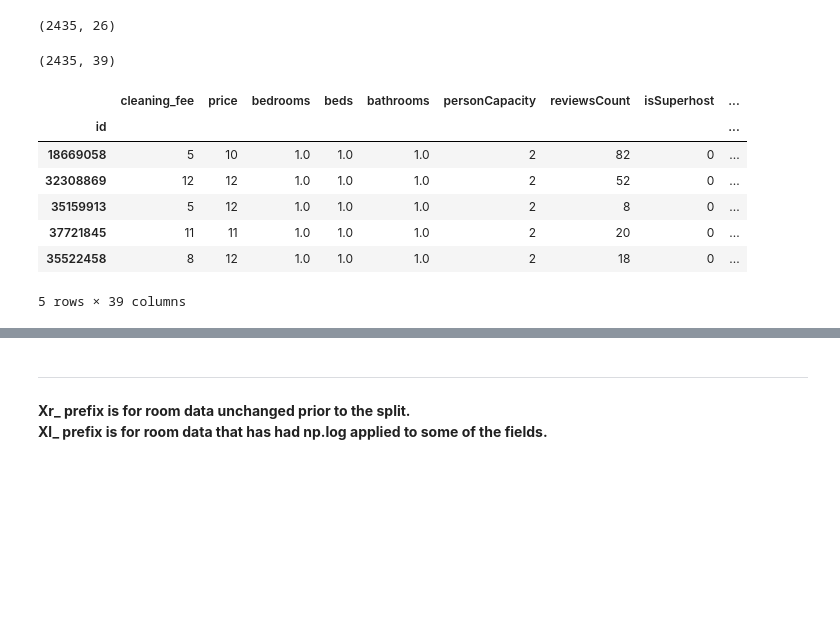
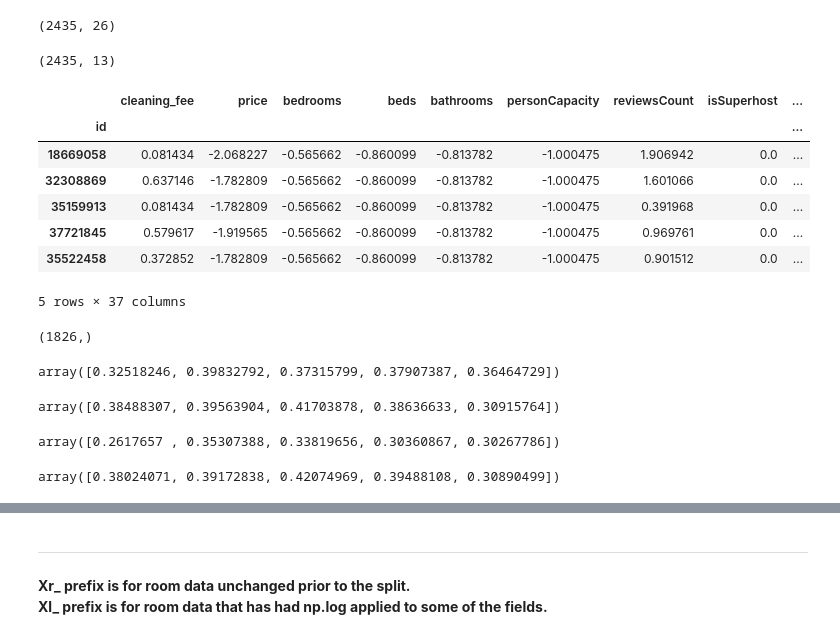
Before and after one commit to scottkds/airbnb_prices, a Jupyter notebook: models/Airbnb_regression2.ipynb, the cells around one changed output, grey strips where cells are left out. Drawn from its saved outputs; the diff is of its cells as text; code cells hidden in the pictures; blank space fills up the shorter version.

Commit message:
More regression work.

```diff
--- a/models/Airbnb_regression2.ipynb
+++ b/models/Airbnb_regression2.ipynb
@@ -301,0 +309,24 @@ for idx, col in enumerate(hist_cols):
+# %%
+room_features_to_transform = rooms.columns.drop(['lat', 'lng'])
+room_tx = rooms[room_features_to_transform]
+room_orig = rooms[room_features_to_transform].copy()
+dm = DataFrameMapper([(['cleaning_fee'], [FunctionTransformer(np.log1p), StandardScaler()]),
+                      (['price'], [FunctionTransformer(np.log1p), StandardScaler()]),
+                      (['bedrooms'], [FunctionTransformer(np.log1p), StandardScaler()]),
+                      (['beds'], [FunctionTransformer(np.log1p), StandardScaler()]),
+                      (['bathrooms'], [FunctionTransformer(np.log1p), StandardScaler()]),
+                      (['personCapacity'], [FunctionTransformer(np.log1p), StandardScaler()]),
+                      (['reviewsCount'], [FunctionTransformer(np.log1p), StandardScaler()]),
+                      (['isSuperhost'], None),
+                      (['avgRating'], StandardScaler())
+                     ])
+room_tx = pd.DataFrame(dm.fit_transform(room_tx), index=room_tx.index, columns=room_tx.columns)
+# %%
+def recreate_price(prices, stdev, orig_mean):
+    return np.exp(prices * stdev + orig_mean) - 1
+p_std = dm.features[1][1][1].scale_
+p_mean = dm.features[1][1][1].mean_
+#price = np.exp(room_tx['price'] * p_std + p_mean) - 1
+room_tx['f_price'] = recreate_price(room_tx['price'], p_std, p_mean)
+room_tx['r_price'] = rooms['price']
+room_tx.sample(10)
@@ -372,19 +439,3 @@ for col in distances.columns:
     plot_nbr += 1
 # %% [output]
 [figure]
-# %%
-# Compare correlation values for price and log of the price with the features before
-# and after taking the log of the feaures.
-# price_r and log_price_r os the correlation to normal features.
-# price_l and log_price_l is for the correlation with the log of the features.
-rooms['log_price'] = np.log(rooms['price'])
-fields_to_compare = ['price', 'log_price',  'bedrooms', 'beds', 'bathrooms','personCapacity',
-                     'reviewsCount', 'isSuperhost', 'avgRating', 'cleaning_fee']
-log_rooms = rooms[fields_to_compare].copy()
-features_to_log = ['bedrooms', 'beds', 'bathrooms', 'personCapacity', 'cleaning_fee']
-for feature in features_to_log:
-    log_rooms[feature] = np.log1p(log_rooms[feature])
-r = rooms[fields_to_compare].corr()
-l = log_rooms.corr()
-features = ['price', 'log_price']
-r[features].merge(l[features], left_index=True, right_index=True, suffixes=('_r', '_l'))
@@ -528,18 +557,32 @@ cluster_dummies.shape
 # %% [output]
 (2435, 26)
 # %%
-rooms = rooms.merge(cluster_dummies, left_index=True, right_index=True, how='inner')
+room_with_clusters = room_tx.merge(cluster_dummies, left_index=True, right_index=True, how='inner')
+room_with_clusters_orig = room_orig.merge(cluster_dummies, left_index=True, right_index=True, how='inner')
 rooms.shape
 # %% [output]
-(2435, 39)
+(2435, 13)
 # %%
-rooms.head()
+room_with_clusters.head()
 # %% [output]
 |  | cleaning_fee | price | bedrooms | beds | bathrooms | personCapacity | reviewsCount | isSuperhost | ... |
 | id |  |  |  |  |  |  |  |  | ... |
-| 18669058 | 5 | 10 | 1.0 | 1.0 | 1.0 | 2 | 82 | 0 | ... |
-| 32308869 | 12 | 12 | 1.0 | 1.0 | 1.0 | 2 | 52 | 0 | ... |
-| 35159913 | 5 | 12 | 1.0 | 1.0 | 1.0 | 2 | 8 | 0 | ... |
-| 37721845 | 11 | 11 | 1.0 | 1.0 | 1.0 | 2 | 20 | 0 | ... |
-| 35522458 | 8 | 12 | 1.0 | 1.0 | 1.0 | 2 | 18 | 0 | ... |
+| 18669058 | 0.081434 | -2.068227 | -0.565662 | -0.860099 | -0.813782 | -1.000475 | 1.906942 | 0.0 | ... |
+| 32308869 | 0.637146 | -1.782809 | -0.565662 | -0.860099 | -0.813782 | -1.000475 | 1.601066 | 0.0 | ... |
+| 35159913 | 0.081434 | -1.782809 | -0.565662 | -0.860099 | -0.813782 | -1.000475 | 0.391968 | 0.0 | ... |
+| 37721845 | 0.579617 | -1.919565 | -0.565662 | -0.860099 | -0.813782 | -1.000475 | 0.969761 | 0.0 | ... |
+| 35522458 | 0.372852 | -1.782809 | -0.565662 | -0.860099 | -0.813782 | -1.000475 | 0.901512 | 0.0 | ... |
-5 rows × 39 columns
+5 rows × 37 columns
+# %%
+X_train, X_test, y_train, y_test = train_test_split(room_with_clusters.drop(['price', 'f_price', 'r_price'], axis=1), room_tx['price'], random_state=SEED)
+y_train.shape
+# %% [output]
+(1826,)
+# %%
+cross_val_score(LinearRegression(), X_train, y_train, cv=5)
+# %% [output]
+array([0.32518246, 0.39832792, 0.37315799, 0.37907387, 0.36464729])
+# %%
+cross_val_score(RandomForestRegressor(), X_train, y_train, cv=5)
+# %% [output]
+array([0.38488307, 0.39563904, 0.41703878, 0.38636633, 0.30915764])
@@ -545,0 +591,8 @@ rooms.head()
+# %%
+cross_val_score(LinearRegression(), Xo_train, yo_train, cv=5)
+# %% [output]
+array([0.2617657 , 0.35307388, 0.33819656, 0.30360867, 0.30267786])
+# %%
+cross_val_score(RandomForestRegressor(), Xo_train, yo_train, cv=5)
+# %% [output]
+array([0.38024071, 0.39172838, 0.42074969, 0.39488108, 0.30890499])
```
Also changed, not shown: parts of 14 cells of this notebook.
